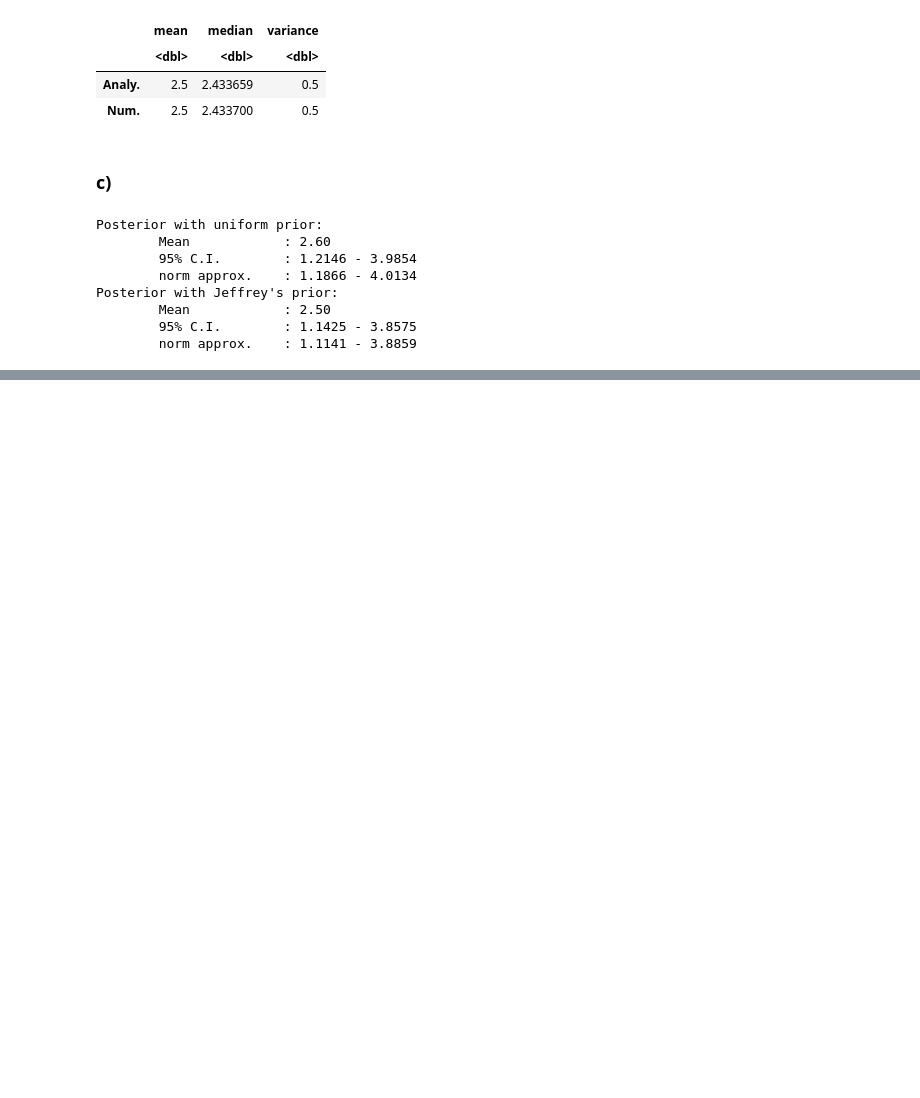
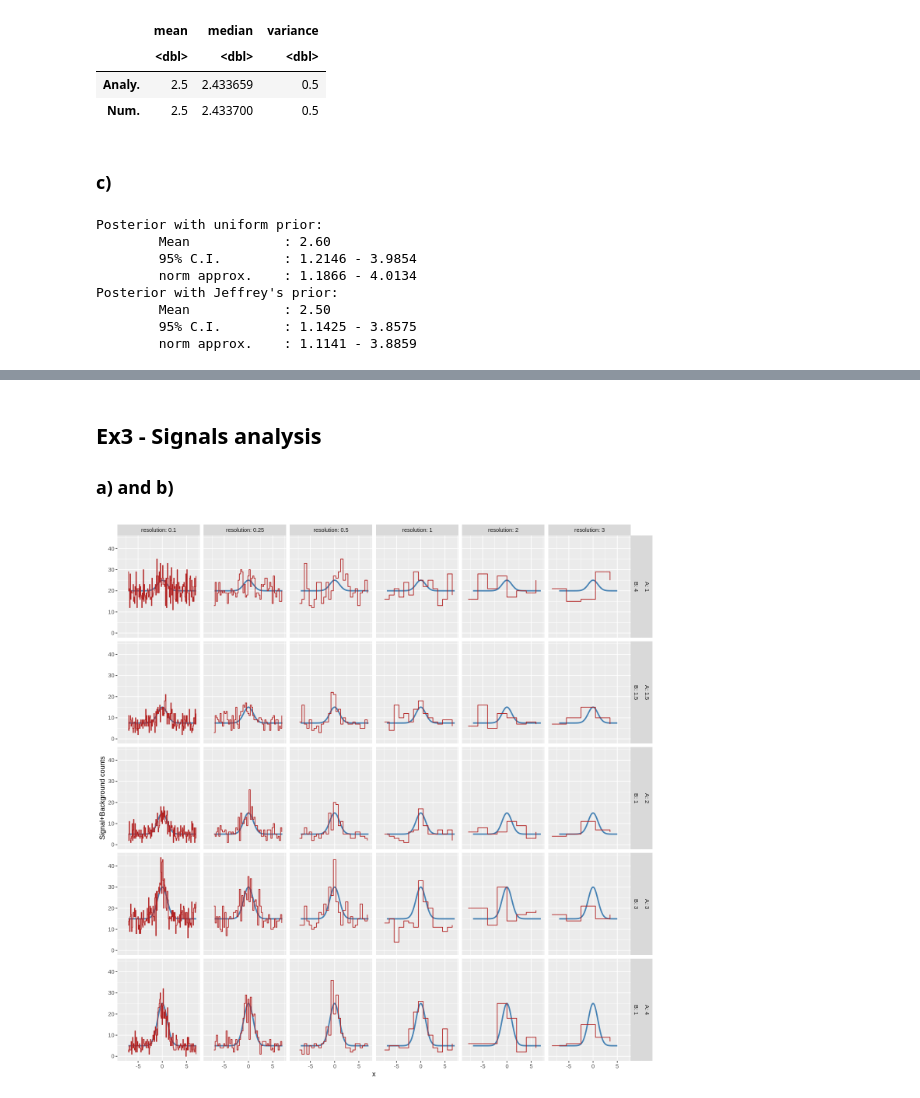
Before and after one commit to c0pp1/AS4PA-Rlab, a Jupyter notebook: rlab05/rlab05.ipynb, the cells around one changed output, grey strips where cells are left out. Cells and saved outputs as stored; diff of their text form; code cells hidden in the pictures; blank space fills up the shorter version.

```diff
--- a/rlab05/rlab05.ipynb
+++ b/rlab05/rlab05.ipynb
@@ -331,0 +352,3 @@ as.numeric(str_replace(x, "X", ""))
+# %% [markdown]
+## Ex3 - Signals analysis
+### a) and b)
@@ -331,0 +393,10 @@ as.numeric(str_replace(x, "X", ""))
+# %%
+# plot data
+options(repr.plot.height=12, repr.plot.width=12)
+ggplot(mapping=aes(x=x, y=y)) +
+geom_line(data=datplt, color='steelblue', size=1) +
+geom_step(data=data, color='firebrick') +
+labs( x='x', y='Signal+Background counts') +
+facet_grid(A + B ~ resolution,labeller='label_both')
+# %% [output]
+[figure, added]
```
Also changed, not shown: parts of 19 cells of this notebook.
